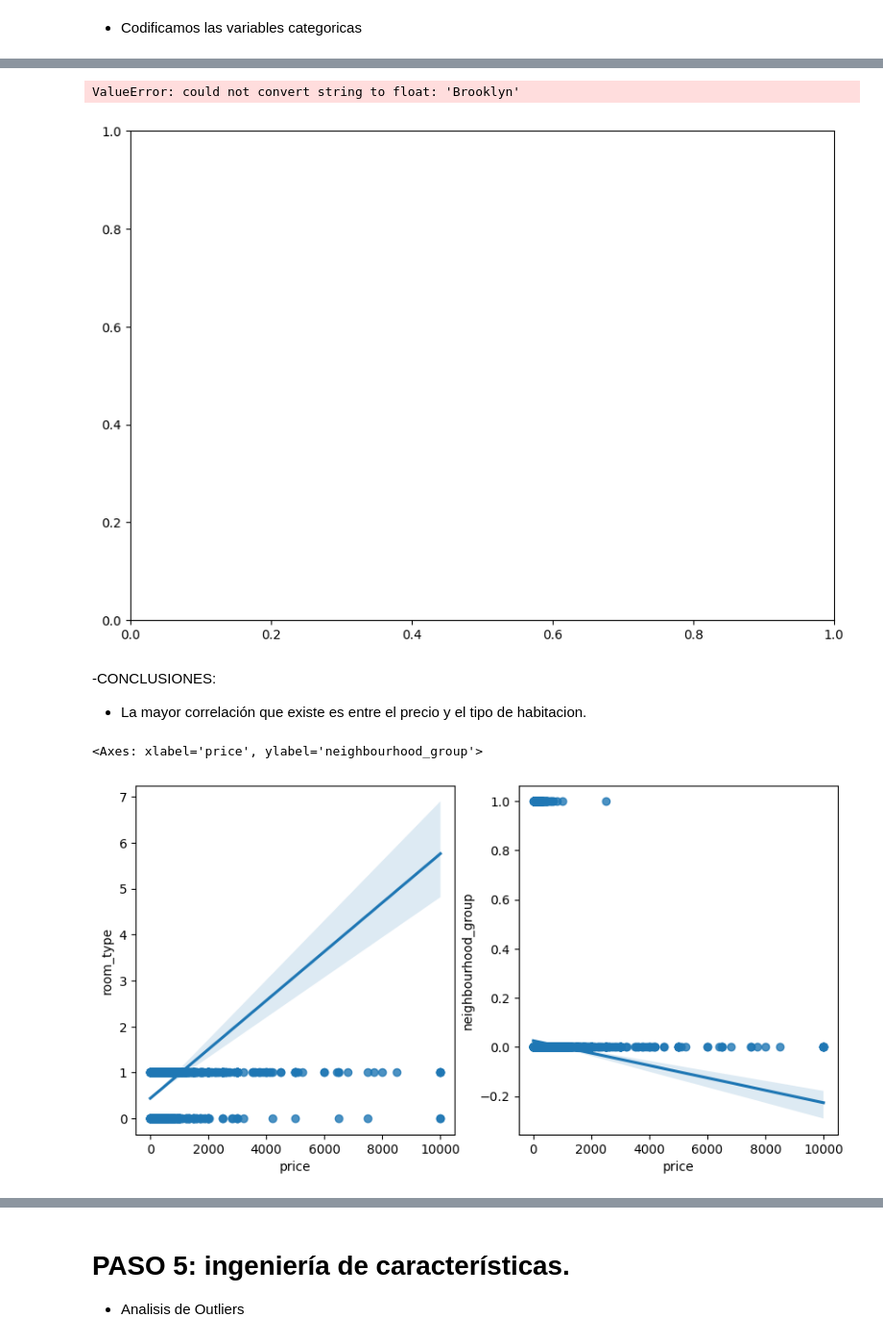
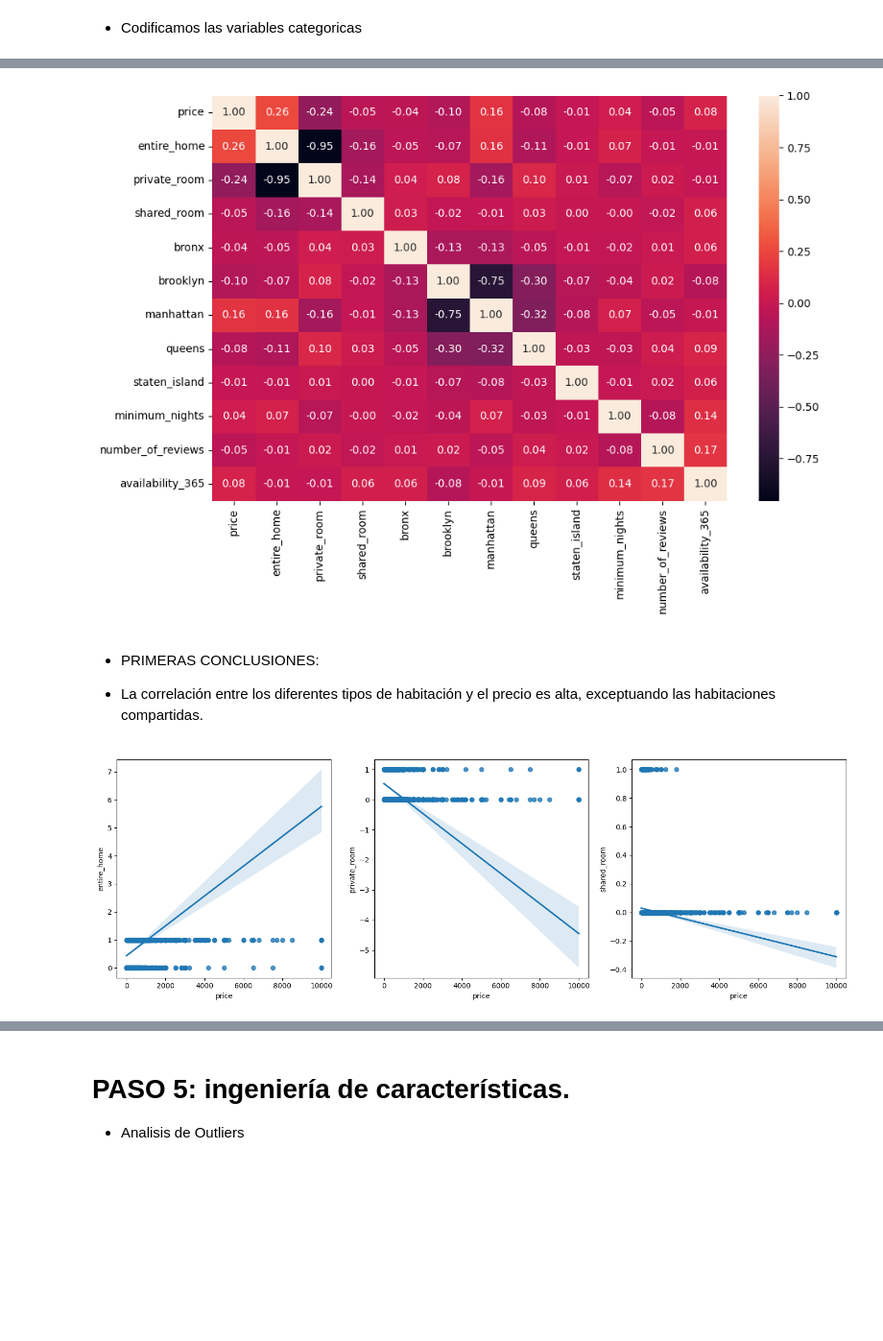
Before and after one commit to Fj-martinez33/AirBnB-NewYork, a Jupyter notebook: src/explore.ipynb, the cells around one changed output, grey strips where cells are left out. Shown at 96% size. Drawn from its saved outputs; the diff is of its cells as text; code cells hidden in the pictures; blank space fills up the shorter version.

```diff
--- a/src/explore.ipynb
+++ b/src/explore.ipynb
@@ -385,26 +373,44 @@ ObjectToCategory(data, "room_type")
+# %%
+#Creamos el codificador
+
+def Encoder(dataset, col):
+    encoder = OneHotEncoder()
+    encoding = encoder.fit_transform(dataset[[col]])
+    dummie_col = pd.DataFrame(encoding.toarray(), columns=encoder.categories_)
+    dataset = pd.concat([dataset, dummie_col], axis = 1)
+    dataset.drop(col, axis=1, inplace=True)
+    return dataset
+
+data = (Encoder(data, "room_type"))
+data = (Encoder(data, "neighbourhood_group"))
+# %%
+#Renombramos las columnas
+data.rename(columns = {('Entire home/apt',) : "entire_home", ('Private room',) : "private_room", ('Shared room',) : "shared_room", ('Bronx',) : "bronx", ('Brooklyn',) : "brooklyn", ('Manhattan',) : "manhattan", ('Queens',) : "queens", ('Staten Island',) : "staten_island"}, inplace=True)
 # %%
 #Tabla de correlaciones
 fig, axis = plt.subplots(figsize=(10,7))
 
-sns.heatmap(data[["price", "neighbourhood_group","room_type","minimum_nights","number_of_reviews","availability_365"]].corr(), annot=True, fmt=".2f")
+sns.heatmap(data[["price","entire_home", "private_room", "shared_room", "bronx", "brooklyn", "manhattan", "queens", "staten_island", "minimum_nights","number_of_reviews","availability_365"]].corr(), annot=True, fmt=".2f")
 
 plt.tight_layout()
 plt.show()
 # %% [output]
-ValueError: could not convert string to float: 'Brooklyn'
-[figure, old version]
+[figure, new version]
-# %% [markdown]
--CONCLUSIONES:
-
-- La mayor correlación que existe es entre el precio y el tipo de habitacion.
+# %% [markdown]
+- PRIMERAS CONCLUSIONES:
+
+- La correlación entre los diferentes tipos de habitación y el precio es alta, exceptuando las habitaciones compartidas.
 # %%
 #Corroboración de la tabla
-fig, axis = plt.subplots(1,2,figsize=(10,5))
+fig, axis = plt.subplots(1,3,figsize=(15,5))
 
-sns.regplot(ax = axis[0], data = data, x = "price", y = "room_type")
-sns.regplot(ax = axis[1], data = data, x = "price", y = "neighbourhood_group")
+sns.regplot(ax = axis[0], data = data, x = "price", y = "entire_home")
+sns.regplot(ax = axis[1], data = data, x = "price", y = "private_room")
+sns.regplot(ax = axis[2], data = data, x = "price", y = "shared_room")
+
+plt.tight_layout()
+plt.show()
 # %% [output]
-<Axes: xlabel='price', ylabel='neighbourhood_group'>
-[figure, old version]
+[figure, new version]
 # %% [markdown]
 - Corroboramos lo anteriormente visto. El precio aumenta dependiendo de tipo de inmueble que se va a alquilar.
```
Also changed, not shown: parts of 18 cells of this notebook, 32 other files.
